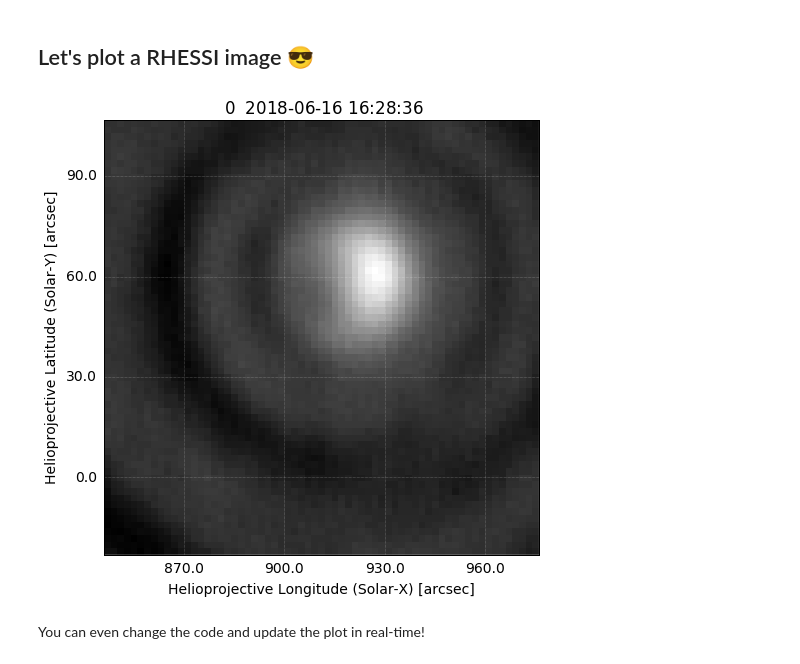
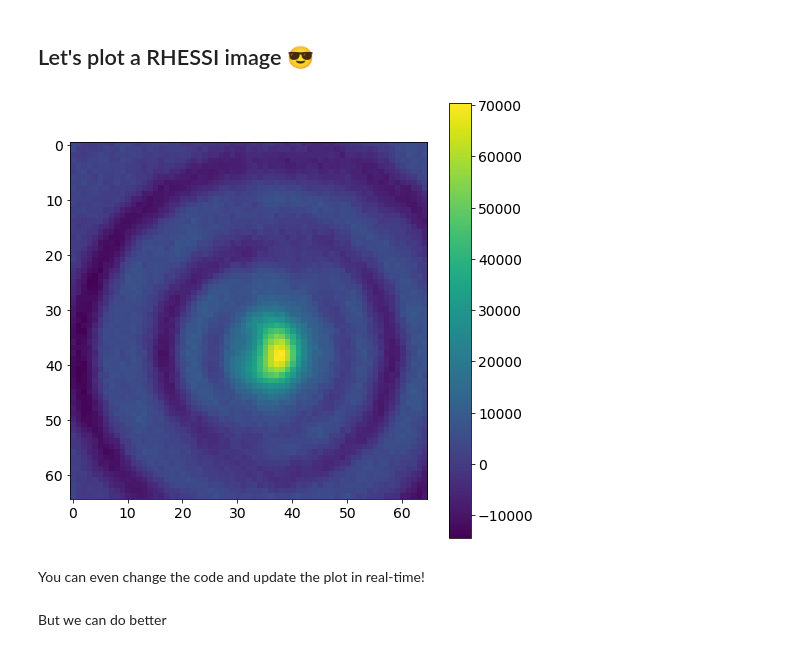
Before and after one commit to samaloney/rhessi17, a Jupyter notebook: index.ipynb, the cells around one changed output. Drawn from its saved outputs; the diff is of its cells as text; code cells hidden in the pictures.

```diff
--- a/index.ipynb
+++ b/index.ipynb
@@ -55,9 +58,12 @@ warnings.simplefilter('ignore') #Pretty output for presentation
 ## Let's plot a RHESSI image 😎
 # %%
 rhessi_vis = RHESSIVisibility.from_fits_file(SAMPLE_RHESSI_VISIBILITIES)
-rhessi_map = rhessi_vis.to_map(shape=(65, 65), pixel_size=[2, 2]*u.arcsec)
-rhessi_map.plot();
+rhessi_image = rhessi_vis.to_image(shape=(65, 65), pixel_size=[3, 3]*u.arcsec)
+plt.imshow(rhessi_image)
+plt.colorbar();
 # %% [output]
-[figure, old version]
+[figure, new version]
 # %% [markdown]
 You can even change the code and update the plot in real-time!
+# %% [markdown]
+But we can do better
```
Also changed, not shown: parts of 16 cells of this notebook.
